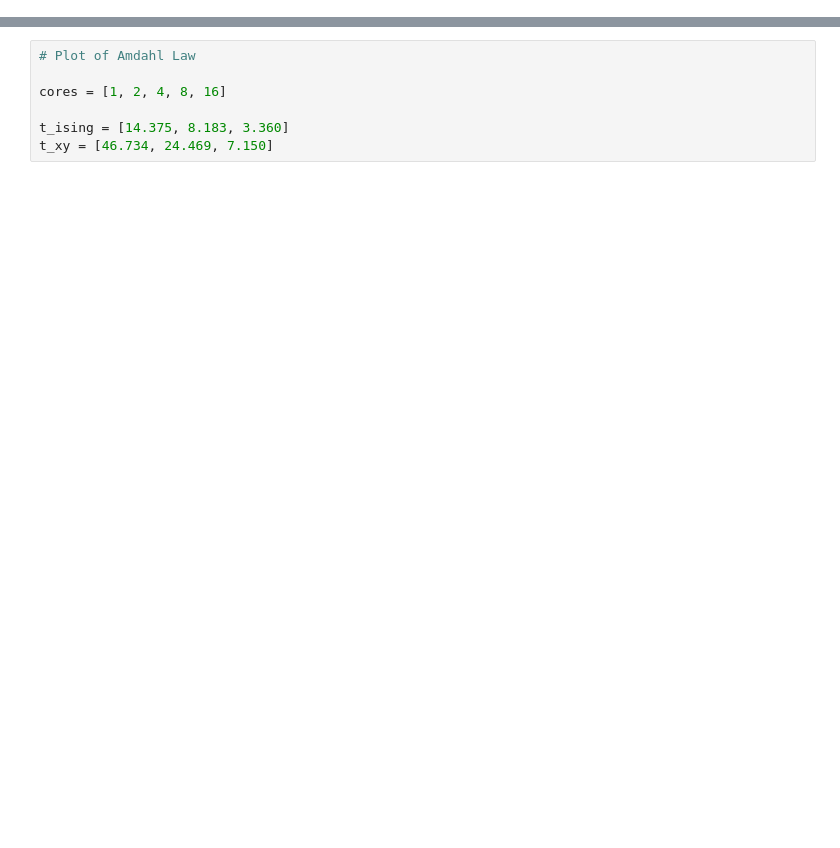
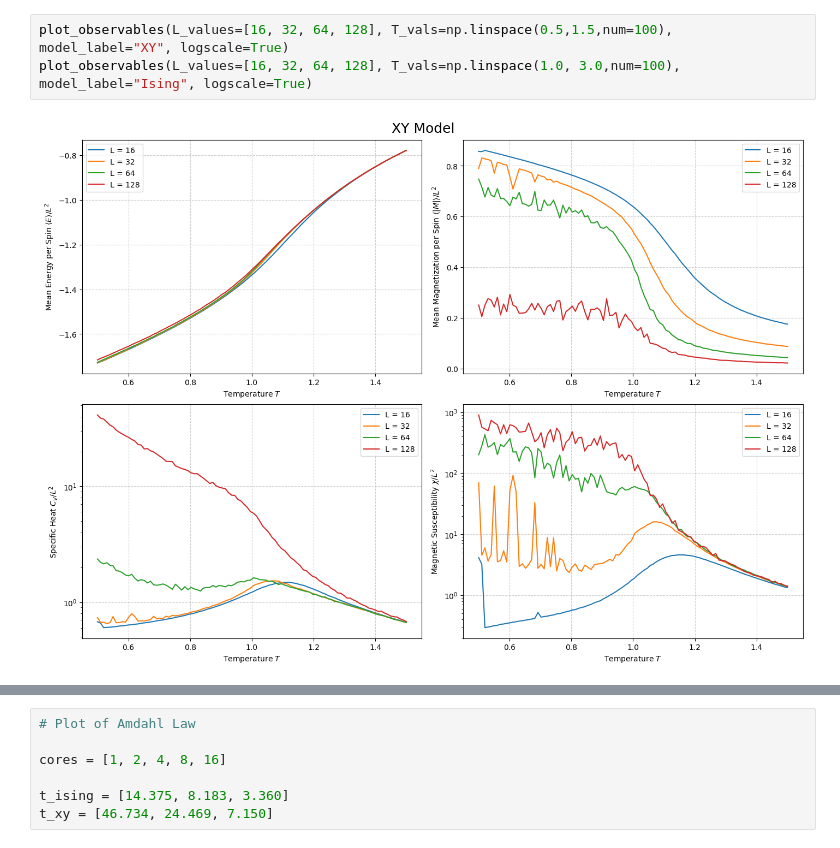
Before and after one commit to joern16/advanced-computational-physics, a Jupyter notebook: assignment-4/assignment-4.ipynb, the cells around one changed output, grey strips where cells are left out. Saved outputs shown, nothing was run; the diff lists cells and outputs as text; blank space fills up the shorter version.

```diff
--- a/assignment-4/assignment-4.ipynb
+++ b/assignment-4/assignment-4.ipynb
@@ -97,0 +234,5 @@ plot_observables(L_values=[16, 64, 256], model_label="Ising")
+# %%
+plot_observables(L_values=[16, 32, 64, 128], T_vals=np.linspace(0.5,1.5,num=100), model_label="XY", logscale=True)
+plot_observables(L_values=[16, 32, 64, 128], T_vals=np.linspace(1.0, 3.0,num=100), model_label="Ising", logscale=True)
+# %% [output]
+[figure, added]
```
Also changed, not shown: parts of 10 cells of this notebook, 2 other files.
